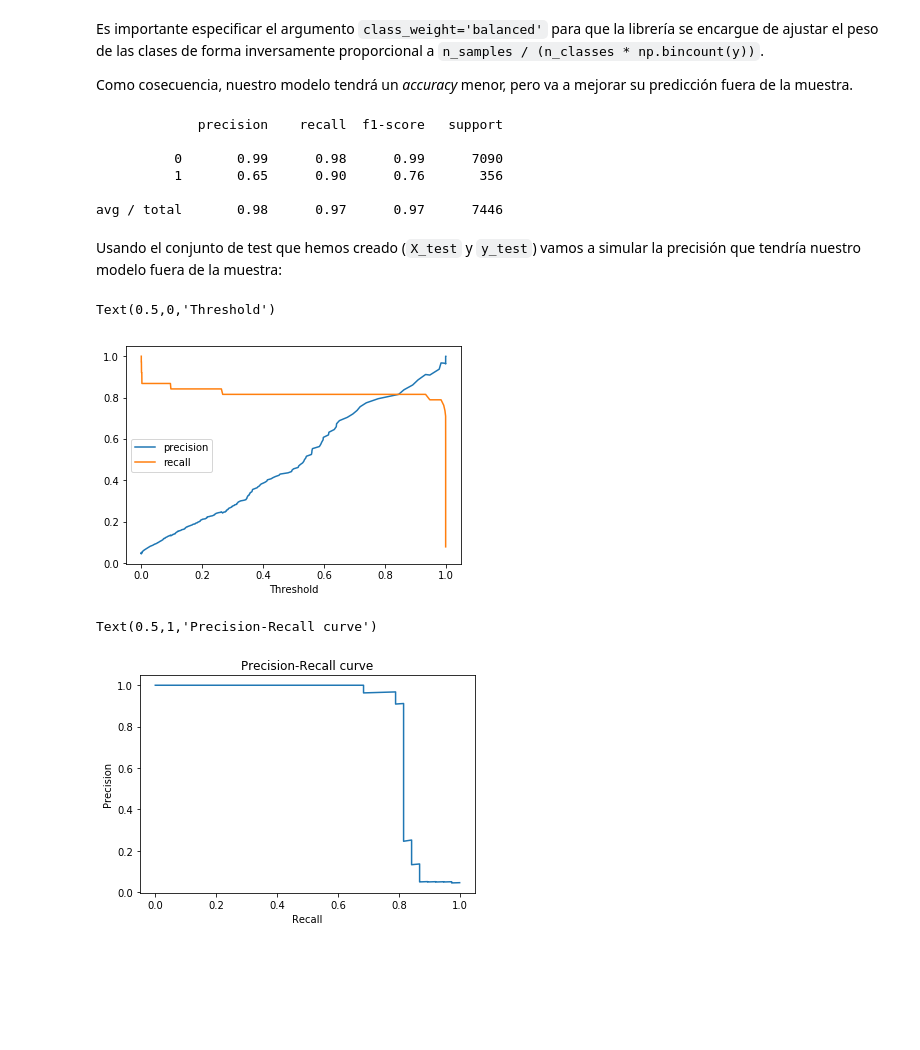
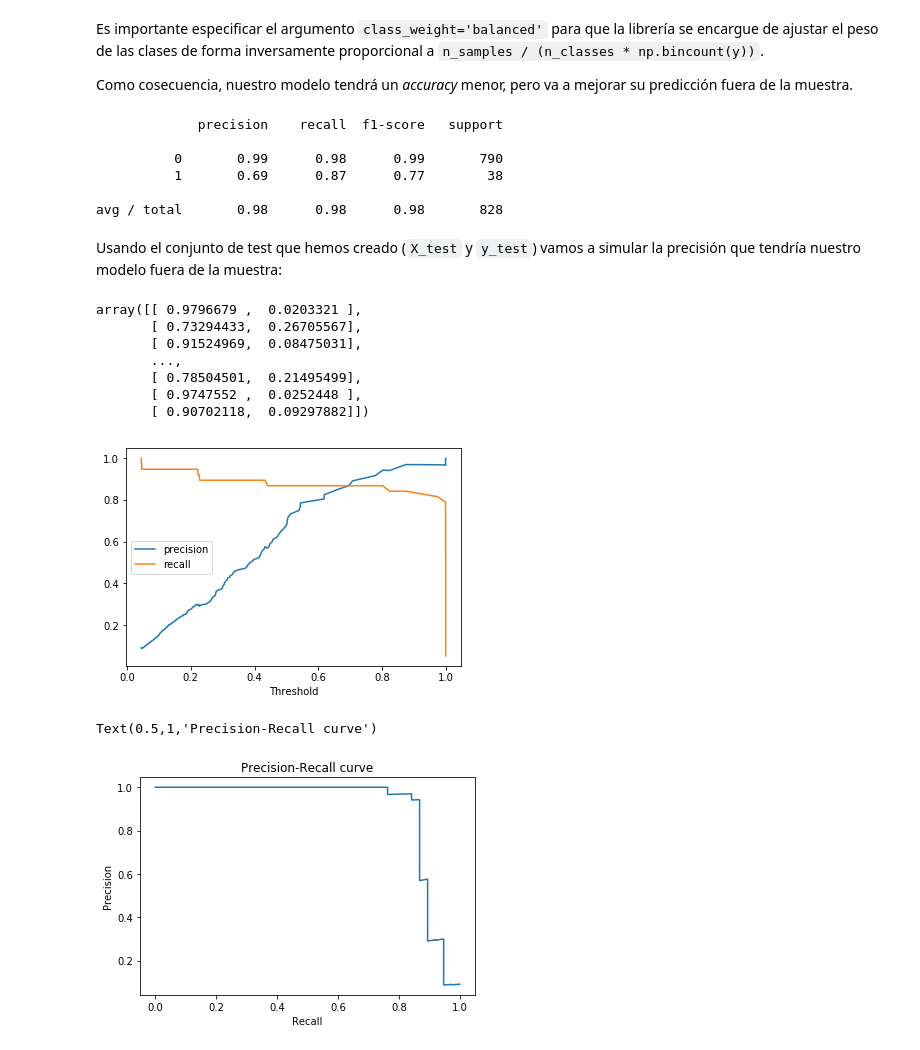
Before and after one commit to Tonicrespit/MADM-2017, a Jupyter notebook: 6 - Evaluación/3 - Evaluación - Detección de fraude.ipynb, the cells around one changed output. Saved outputs shown, nothing was run; the diff lists cells and outputs as text; code cells hidden in the pictures; blank space fills up the shorter version.

Commit message:
Mejorada la reg. logistica, creado primer fichero de test

```diff
--- a/6 - Evaluación/3 - Evaluación - Detección de fraude.ipynb
+++ b/6 - Evaluación/3 - Evaluación - Detección de fraude.ipynb
@@ -130,34 +130,41 @@ X_train, X_test, y_train, y_test = train_test_split(df.drop('Class', axis=1),
                                                     random_state=rnd_seed)
 kfold = StratifiedKFold(n_splits=30, random_state=rnd_seed)
 logreg = LogisticRegression(random_state=rnd_seed, class_weight='balanced')
-y_pred = cross_val_predict(logreg, X_train, y_train, cv=kfold)
+logreg.fit(X_train, y_train)
+y_pred = logreg.predict(X_test)
 # %% [markdown]
 Es importante especificar el argumento `class_weight='balanced'` para que la librería se encargue de ajustar el peso de las clases de forma inversamente proporcional a `n_samples / (n_classes * np.bincount(y))`.
 
 Como cosecuencia, nuestro modelo tendrá un _accuracy_ menor, pero va a mejorar su predicción fuera de la muestra.
 # %%
-print(classification_report(y_train, y_pred))
+print(classification_report(y_test, y_pred))
 # %% [output]
              precision    recall  f1-score   support
 
-          0       0.99      0.98      0.99      7090
-          1       0.65      0.90      0.76       356
+          0       0.99      0.98      0.99       790
+          1       0.69      0.87      0.77        38
 
-avg / total       0.98      0.97      0.97      7446
+avg / total       0.98      0.98      0.98       828
 # %% [markdown]
 Usando el conjunto de test que hemos creado (`X_test` y `y_test`) vamos a simular la precisión que tendría nuestro modelo fuera de la muestra:
 # %%
-y_proba = cross_val_predict(logreg, X_test, y_test, cv=kfold, method='predict_proba')
+y_proba = logreg.predict_proba(X_test)
 
 prec, rec, thre = precision_recall_curve(y_true=y_test, probas_pred=y_proba[:,1])
 
 plt.plot(thre, prec[:-1], label='precision')
 plt.plot(thre, rec[:-1], label='recall')
 plt.legend(loc='best')
 plt.xlabel('Threshold')
 # %% [output]
-Text(0.5,0,'Threshold')
+array([[ 0.9796679 ,  0.0203321 ],
+       [ 0.73294433,  0.26705567],
+       [ 0.91524969,  0.08475031],
+       ...,
+       [ 0.78504501,  0.21495499],
+       [ 0.9747552 ,  0.0252448 ],
+       [ 0.90702118,  0.09297882]])
-[figure, old version]
+[figure, new version]
 # %%
 plt.plot(rec, prec)
 plt.xlabel('Recall')
@@ -165,5 +172,5 @@ plt.ylabel('Precision')
 plt.title('Precision-Recall curve')
 # %% [output]
 Text(0.5,1,'Precision-Recall curve')
-[figure, old version]
+[figure, new version]
 # %%
```
Also changed, not shown: parts of 3 cells of this notebook, 1 other file.
